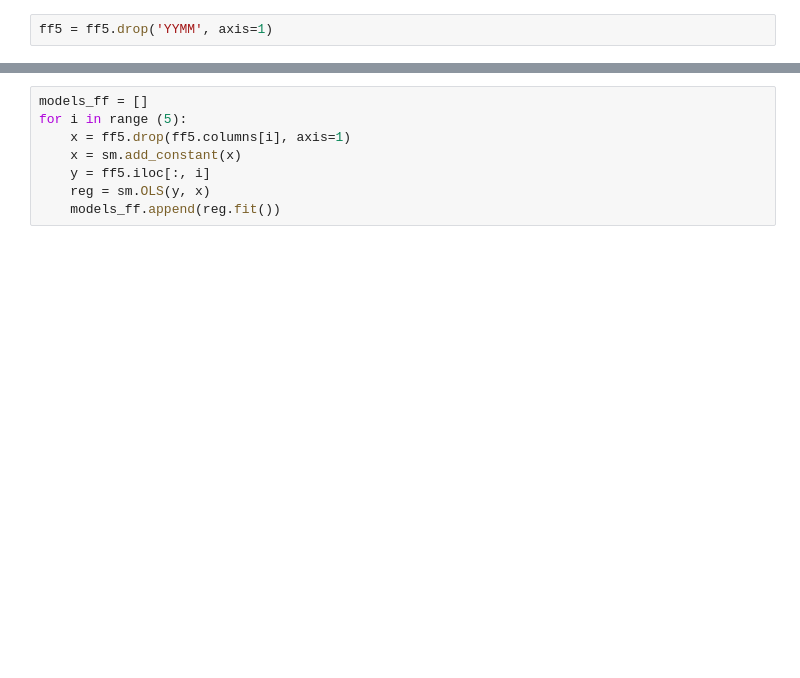
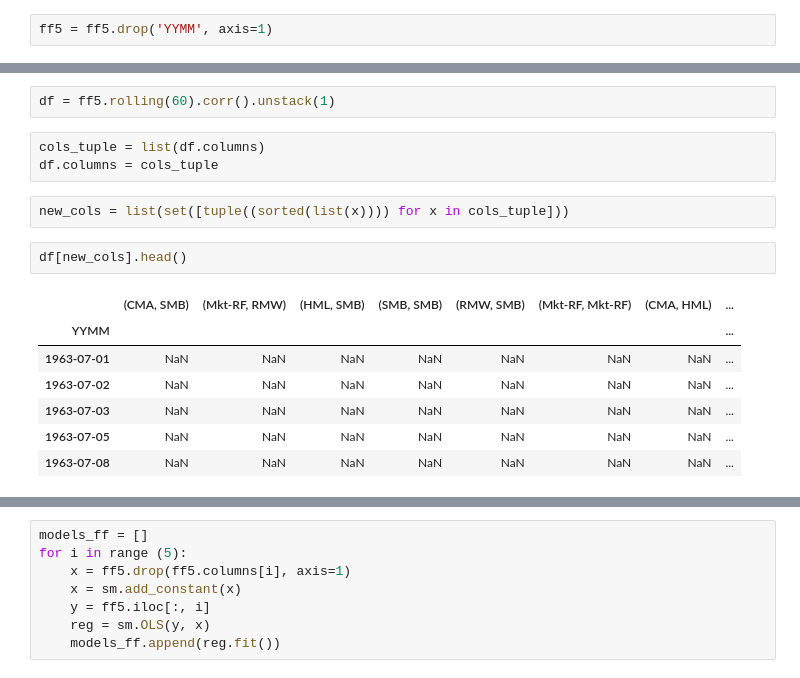
Before and after one commit to ZoeZoe/FF-3-factor-Model, a Jupyter notebook: Correlation between 5 Factors_whole history.ipynb, the cells around one changed output, grey strips where cells are left out. Cells and saved outputs as stored; diff of their text form; blank space fills up the shorter version.

```diff
--- a/Correlation between 5 Factors_whole history.ipynb
+++ b/Correlation between 5 Factors_whole history.ipynb
@@ -25,0 +36,17 @@ ff5 = ff5.drop('YYMM', axis=1)
+# %%
+df = ff5.rolling(60).corr().unstack(1)
+# %%
+cols_tuple = list(df.columns)
+df.columns = cols_tuple
+# %%
+new_cols = list(set([tuple((sorted(list(x)))) for x in cols_tuple]))
+# %%
+df[new_cols].head()
+# %% [output]
+|  | (CMA, SMB) | (Mkt-RF, RMW) | (HML, SMB) | (SMB, SMB) | (RMW, SMB) | (Mkt-RF, Mkt-RF) | (CMA, HML) | ... |
+| YYMM |  |  |  |  |  |  |  | ... |
+| 1963-07-01 | NaN | NaN | NaN | NaN | NaN | NaN | NaN | ... |
+| 1963-07-02 | NaN | NaN | NaN | NaN | NaN | NaN | NaN | ... |
+| 1963-07-03 | NaN | NaN | NaN | NaN | NaN | NaN | NaN | ... |
+| 1963-07-05 | NaN | NaN | NaN | NaN | NaN | NaN | NaN | ... |
+| 1963-07-08 | NaN | NaN | NaN | NaN | NaN | NaN | NaN | ... |
```
Also changed, not shown: parts of 7 cells of this notebook, 1 other file.
